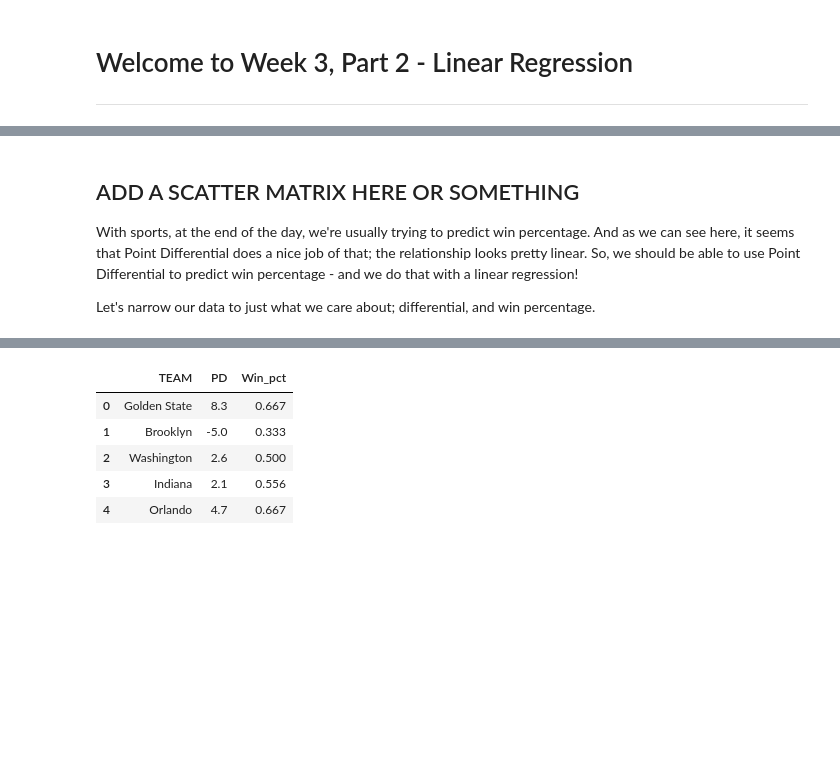
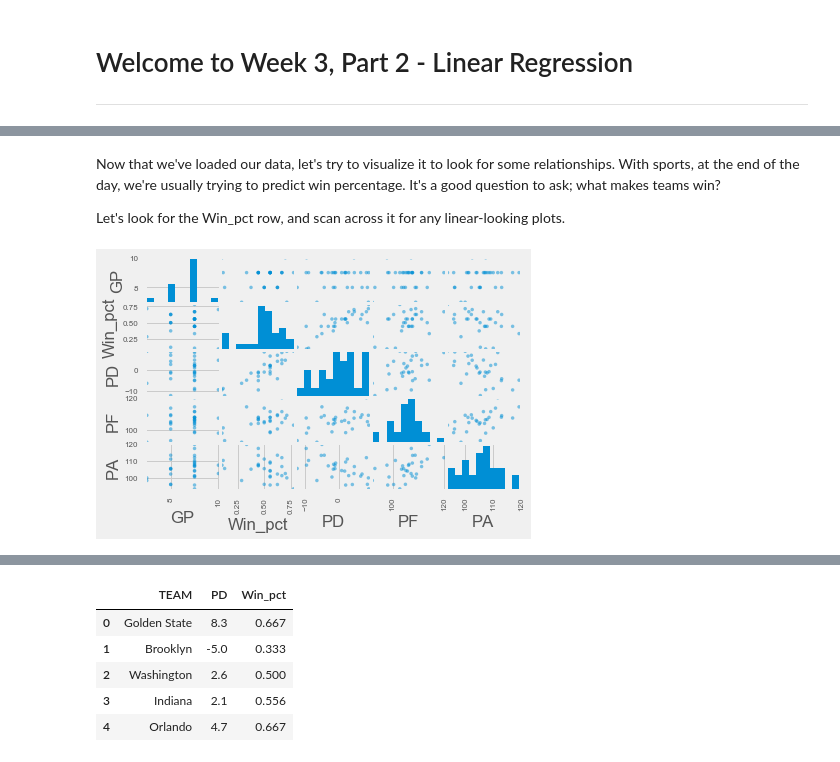
Before and after one commit to jacobdanovitch/Data-Science-Workshops, a Jupyter notebook: Linear Regression.ipynb, the cells around one changed output, grey strips where cells are left out. Drawn from its saved outputs; the diff is of its cells as text; code cells hidden in the pictures; blank space fills up the shorter version.

```diff
--- a/Linear Regression.ipynb
+++ b/Linear Regression.ipynb
@@ -105,12 +139,15 @@ Let's import all of our usual packages, with something new from matplotlib calle
 # %%
-import pandas as pd
-import numpy as np
-import seaborn as sn
-from IPython.display import display
-import matplotlib.pyplot as plt
-from mpl_toolkits.mplot3d import Axes3D
+from math import sqrt #for taking the square root in our r formula
+import pandas as pd #pandas as always
+import numpy as np #numpy as always
+
+#make our notebooks appear inline
 %matplotlib inline
-plt.style.use('ggplot')
+from IPython.display import display #viewing dataframes
+import matplotlib.pyplot as plt #matplotlib for graphs
+from pandas.plotting import scatter_matrix #see relationships between our variables
+from mpl_toolkits.mplot3d import Axes3D #surprise for later
+plt.style.use('fivethirtyeight') #make our graphs look pretty
 # %% [markdown]
 For this tutorial, I've prepared some NBA data to use. Apologies if you're not a sports fan; sports are just useful for data analysis cause of how much data they have available (as well as being pretty straightforward to understand).
 
@@ -143,6 +173,8 @@ display(data.head(5))
-# %% [markdown]
-## ADD A SCATTER MATRIX HERE OR SOMETHING
-
-With sports, at the end of the day, we're usually trying to predict win percentage. And as we can see here, it seems that Point Differential does a nice job of that; the relationship looks pretty linear. So, we should be able to use Point Differential to predict win percentage - and we do that with a linear regression!
-
-Let's narrow our data to just what we care about; differential, and win percentage.
+# %% [markdown]
+Now that we've loaded our data, let's try to visualize it to look for some relationships. With sports, at the end of the day, we're usually trying to predict win percentage. It's a good question to ask; what makes teams win?
+
+Let's look for the Win_pct row, and scan across it for any linear-looking plots.
+# %%
+scatter_matrix(data);
+# %% [output]
+[figure, added]
```
Also changed, not shown: parts of 41 cells of this notebook, 3 other files.
